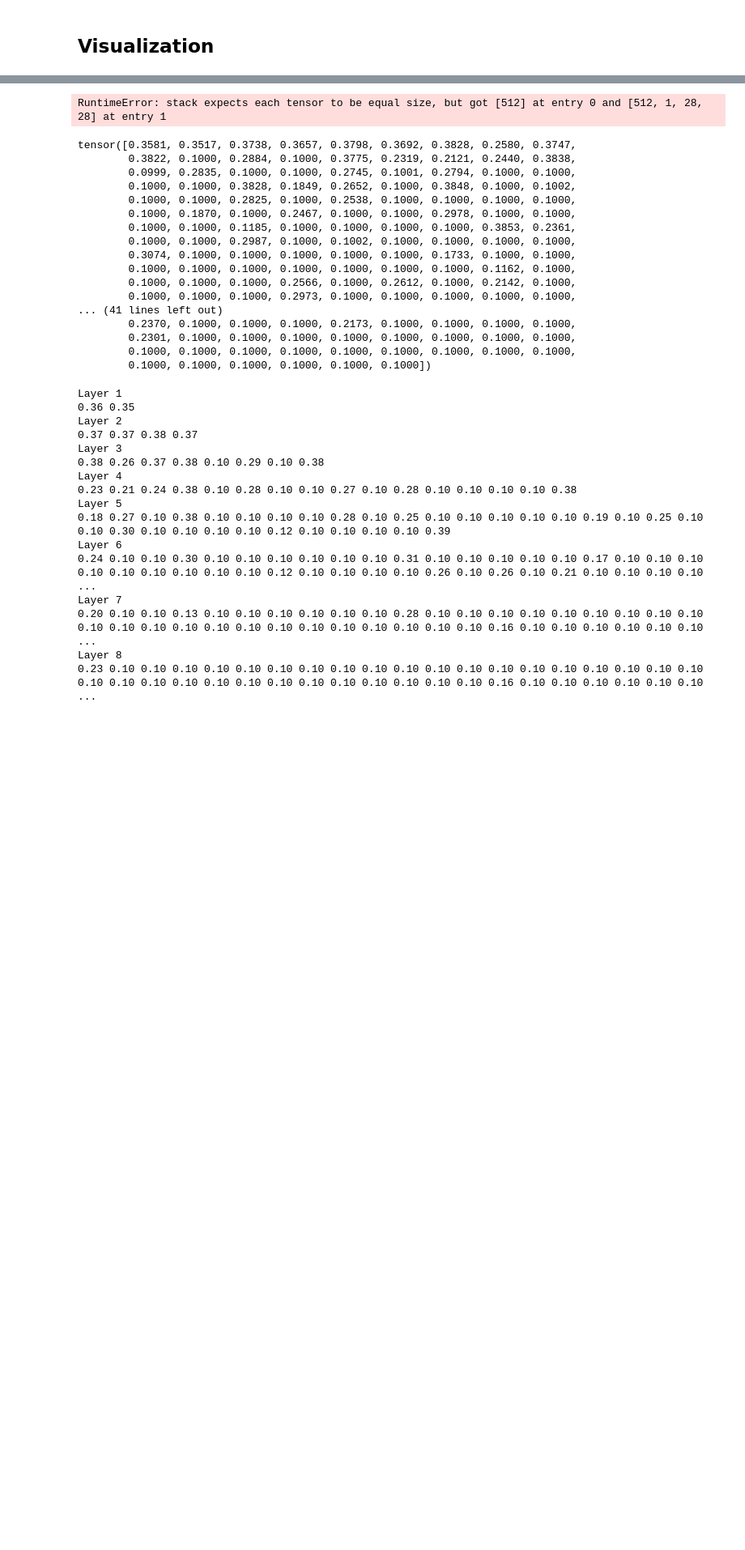
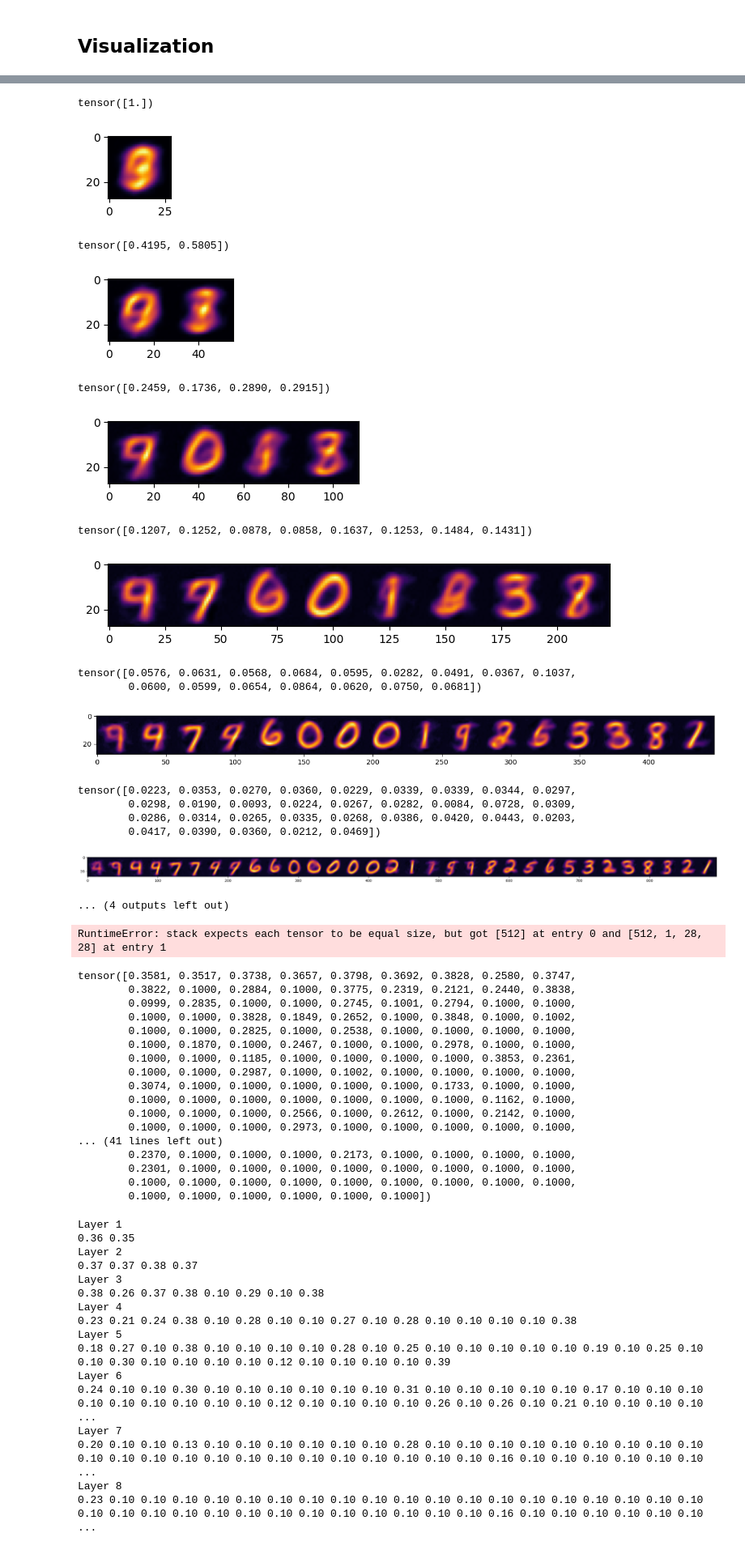
Before and after one commit to Teachable-AI-Lab/cobweb-nn, a Jupyter notebook: cobwebNN-disc.ipynb, the cells around one changed output, grey strips where cells are left out. Shown at 81% size. Drawn from its saved outputs; the diff is of its cells as text; code cells hidden in the pictures; blank space fills up the shorter version.

```diff
--- a/cobwebNN-disc.ipynb
+++ b/cobwebNN-disc.ipynb
@@ -450,8 +425,0 @@ Accuracy: 0.9517
-# %%
-cmap="inferno"
-array = torch.ones(28*28).numpy().reshape(28, 28) - 0.5
-# print(array)
-# random number form 0 to 1
-array = np.ones((28, 28))
-plt.imshow(array, cmap=cmap, aspect="auto")
-plt.show()
@@ -618,3 +428,50 @@ get_tree_data(model, mnist_01_test, n_layers=n_layers, filename="test.json", ima
+# %%
+def tensor_to_base64(tensor, shape, cmap="gray", normalize=False):
+    array = tensor.numpy().reshape(shape)
+    if normalize:
+        plt.imshow(array, cmap=cmap, aspect="auto")
+    else:
+        plt.imshow(array, cmap=cmap, aspect="auto", vmin=0, vmax=1)
+
+    plt.axis("off")
+
+    buf = BytesIO()
+    plt.savefig(buf, format="png", bbox_inches="tight", pad_inches=0)
+    plt.close()
+
+    buf.seek(0)
+    return base64.b64encode(buf.getvalue()).decode("utf-8")
+
+def get_tree_data(model=None):
+    with torch.no_grad():
+        layer_prototypes, layer_logit_pi = model.layer_mu_and_logit_pi()
+
+        for i, prototypes in enumerate(layer_prototypes): # 2 to 32, or 1 to 5
+            print(layer_logit_pi[i].softmax(dim=-1))
+            # weighted_x_ = weighted_x.detach().sum(dim=0) / z.detach().sum(dim=0).unsqueeze(1)
+            plt.figure(figsize=(prototypes.size(0), 5))
+            plt.imshow(torch.cat([prototypes[i].view(28, 28).cpu().detach() for i in range(prototypes.size(0))], dim=1).cpu().detach().numpy(), cmap='inferno')
+            plt.show()
+
+get_tree_data(model)
+# %% [output]
+tensor([1.])
+[figure, added]
+tensor([0.4195, 0.5805])
+[figure, added]
+tensor([0.2459, 0.1736, 0.2890, 0.2915])
+[figure, added]
+tensor([0.1207, 0.1252, 0.0878, 0.0858, 0.1637, 0.1253, 0.1484, 0.1431])
+[figure, added]
+tensor([0.0576, 0.0631, 0.0568, 0.0684, 0.0595, 0.0282, 0.0491, 0.0367, 0.1037,
+        0.0600, 0.0599, 0.0654, 0.0864, 0.0620, 0.0750, 0.0681])
+[figure, added]
+tensor([0.0223, 0.0353, 0.0270, 0.0360, 0.0229, 0.0339, 0.0339, 0.0344, 0.0297,
+        0.0298, 0.0190, 0.0093, 0.0224, 0.0267, 0.0282, 0.0084, 0.0728, 0.0309,
+        0.0286, 0.0314, 0.0265, 0.0335, 0.0268, 0.0386, 0.0420, 0.0443, 0.0203,
+        0.0417, 0.0390, 0.0360, 0.0212, 0.0469])
+[figure, added]
+... (4 outputs left out)
 # %%
 mnist_test_loader = DataLoader(mnist_test, batch_size=512, shuffle=True)
 for test_data in mnist_test_loader:
```
Also changed, not shown: parts of 16 cells of this notebook.
